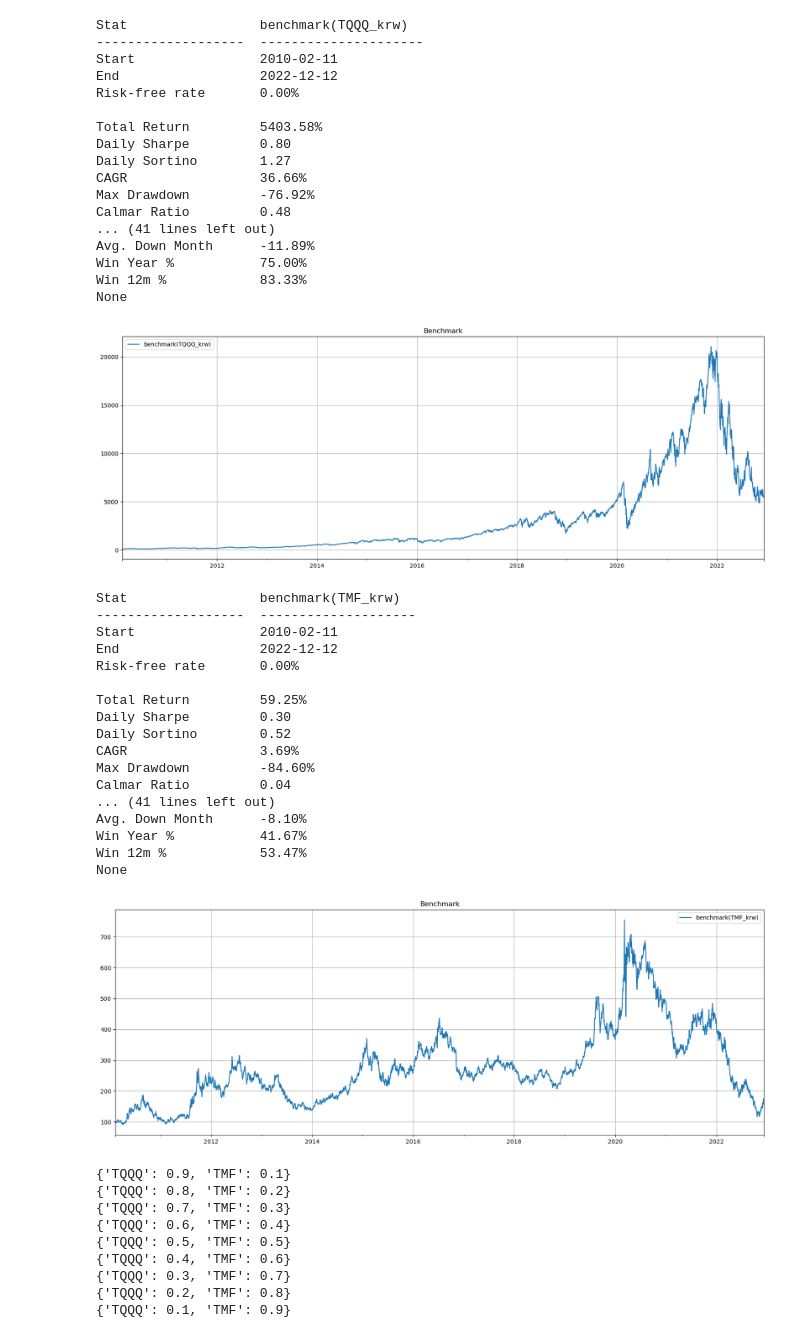
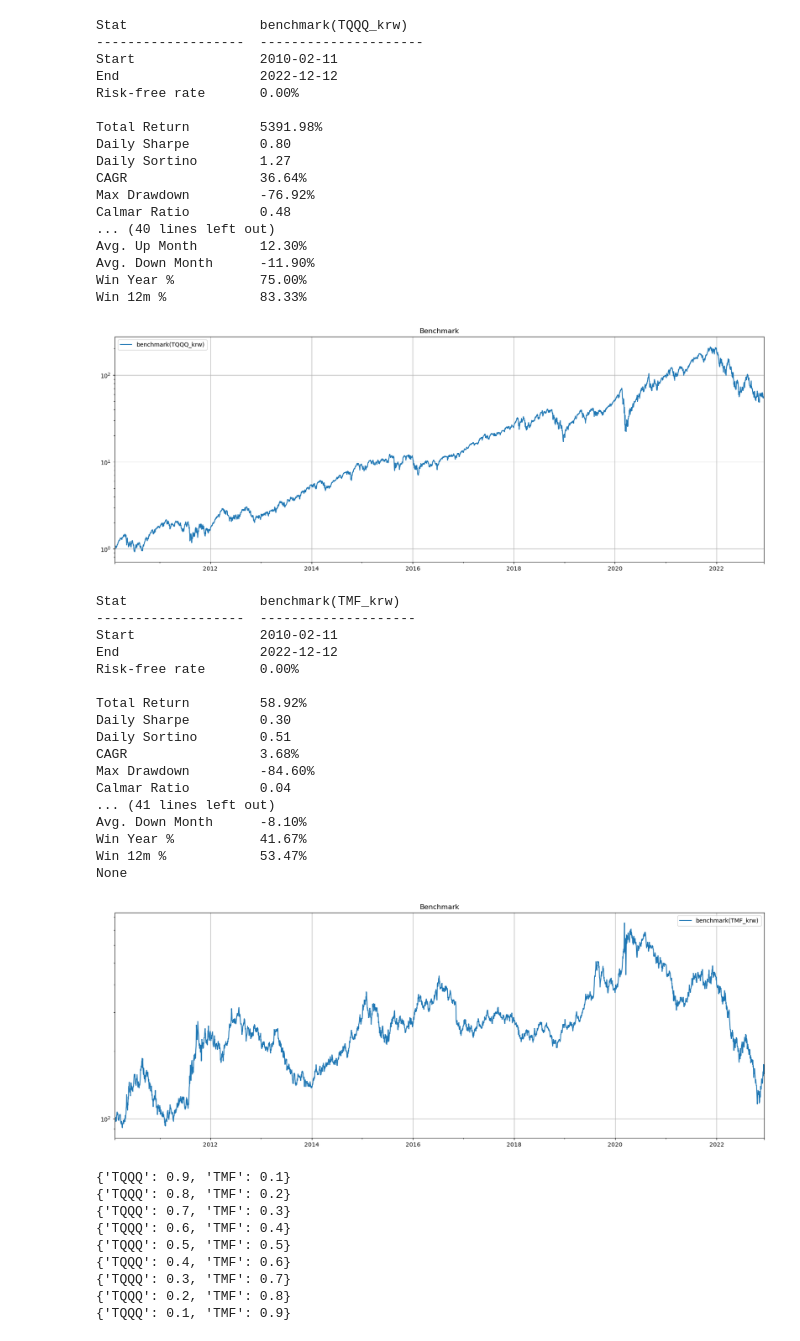
Before and after one commit to unius1004/DualMomentum, a Jupyter notebook: FixedWeight.ipynb, the cells around one changed output. Saved outputs shown, nothing was run; the diff lists cells and outputs as text; code cells hidden in the pictures.

```diff
--- a/FixedWeight.ipynb
+++ b/FixedWeight.ipynb
@@ -49,7 +51,7 @@ usdkrw = yf.download('KRW=X')['Adj Close']
 print('usdkrw \n', usdkrw)
 
 assets_krw = pd.merge(data, usdkrw, on='Date', how='outer').sort_values('Date')
-print('data_krw \n', data_krw)
+print('data_krw \n', assets_krw)
 
 start_day = assets_krw[assets_krw.columns[0]].first_valid_index()
 for c in assets_krw.columns:
@@ -62,8 +64,8 @@ assets_krw = assets_krw[start_day:].fillna(method='ffill')
 assets_krw.rename(columns={'Adj Close':'krw/usd'}, inplace=True)
 
 for i in range(0, len(assets_krw.columns) - 1):
-    assets_krw[assets_krw.columns[i]] = assets_krw[assets_krw.columns[i]] * data_krw['krw/usd']
-print(data_krw)
+    assets_krw[assets_krw.columns[i]] = assets_krw[assets_krw.columns[i]] * assets_krw['krw/usd']
+print(assets_krw)
 # %% [output]
 [*********************100%***********************]  1 of 1 completed
 usdkrw
@@ -148,29 +150,29 @@ bm2_k = long_only_ew(assets_krw[tickers[1]].to_frame(), start_day, 'benchmark({}
 bm_k_report = bt.run(bm_k)
 bm2_k_report = bt.run(bm2_k)
 # %%
-bm_k_report.plot(figsize=(20,7), grid=True, title="Benchmark")
-print(bm_k_report.prices[start_day:].calc_stats().display())
+bm_k_report.prices[start_day:].rebase(1).plot(figsize=(20,7), grid=True, logy=True, title="Benchmark")
+bm_k_report.prices[start_day:].calc_stats().display()
 # %% [output]
 Stat                 benchmark(TQQQ_krw)
 -------------------  ---------------------
 Start                2010-02-11
 End                  2022-12-12
 Risk-free rate       0.00%
 
-Total Return         5403.58%
+Total Return         5391.98%
 Daily Sharpe         0.80
 Daily Sortino        1.27
-CAGR                 36.66%
+CAGR                 36.64%
 Max Drawdown         -76.92%
 Calmar Ratio         0.48
-... (41 lines left out)
-Avg. Down Month      -11.89%
+... (40 lines left out)
+Avg. Up Month        12.30%
+Avg. Down Month      -11.90%
 Win Year %           75.00%
 Win 12m %            83.33%
-None
-[figure, old version]
+[figure, new version]
 # %%
-bm2_k_report.plot(figsize=(20,7), grid=True, title="Benchmark")
+bm2_k_report.prices[start_day:].rebase(1).plot(figsize=(20,7), grid=True, logy=True, title="Benchmark")
 print(bm2_k_report.prices[start_day:].calc_stats().display())
 # %% [output]
 Stat                 benchmark(TMF_krw)
@@ -179,10 +181,10 @@ Start                2010-02-11
 End                  2022-12-12
 Risk-free rate       0.00%
 
-Total Return         59.25%
+Total Return         58.92%
 Daily Sharpe         0.30
-Daily Sortino        0.52
-CAGR                 3.69%
+Daily Sortino        0.51
+CAGR                 3.68%
 Max Drawdown         -84.60%
 Calmar Ratio         0.04
 ... (41 lines left out)
@@ -190,7 +192,7 @@ Avg. Down Month      -8.10%
 Win Year %           41.67%
 Win 12m %            53.47%
 None
-[figure, old version]
+[figure, new version]
 # %%
 def FixedWeight_BT(asset, start_day, weights, run_on_end_of_period=False, lag=1, name='Fixed Weighted'):
     s = bt.Strategy(name, [bt.algos.RunAfterDate(start_day),
```
Also changed, not shown: parts of 11 cells of this notebook.
